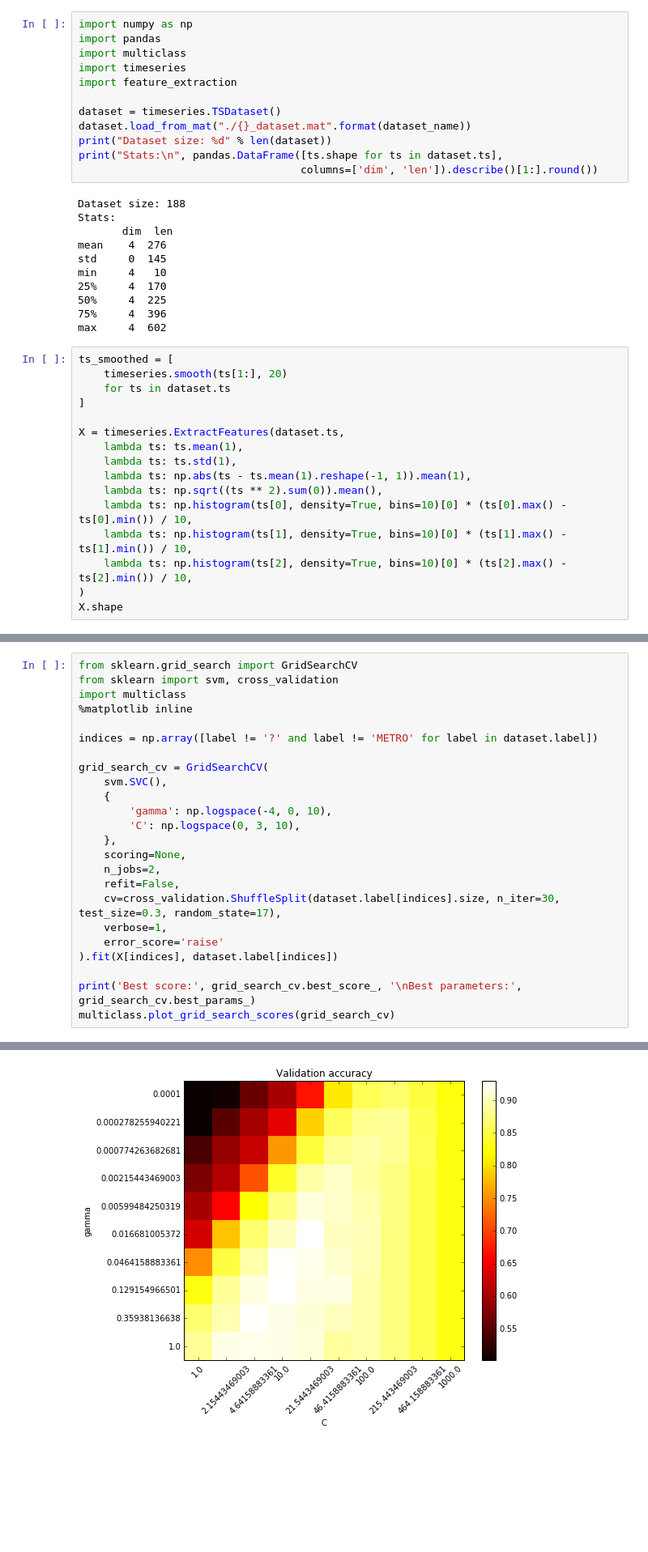
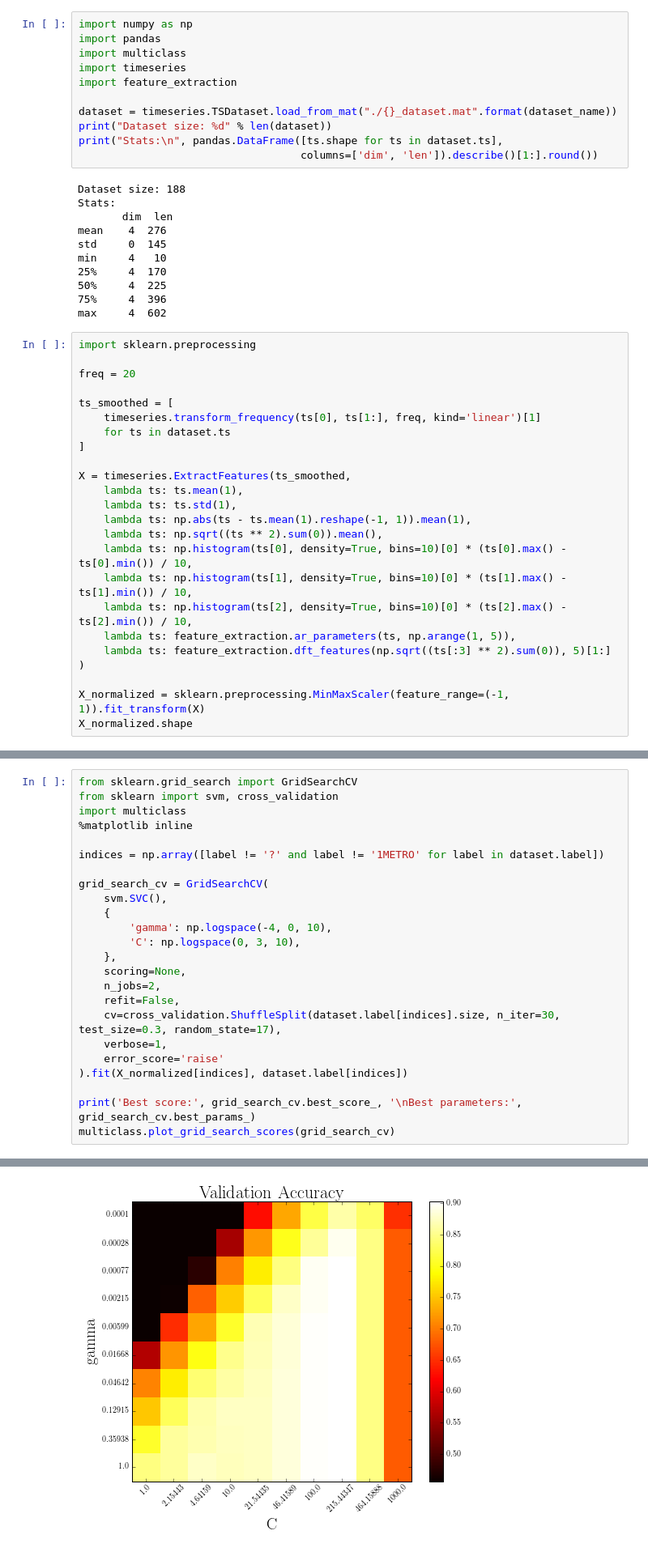
Before and after one commit to karasikov/TimeSeriesClassification, a Jupyter notebook: code/python/ts_collected.ipynb, the cells around one changed output, grey strips where cells are left out. Shown at 81% size. Saved outputs shown, nothing was run; the diff lists cells and outputs as text; blank space fills up the shorter version.

```diff
--- a/code/python/ts_collected.ipynb
+++ b/code/python/ts_collected.ipynb
@@ -18,8 +18,7 @@ import multiclass
 import timeseries
 import feature_extraction
 
-dataset = timeseries.TSDataset()
-dataset.load_from_mat("./{}_dataset.mat".format(dataset_name))
+dataset = timeseries.TSDataset.load_from_mat("./{}_dataset.mat".format(dataset_name))
 print("Dataset size: %d" % len(dataset))
 print("Stats:\n", pandas.DataFrame([ts.shape for ts in dataset.ts],
                                    columns=['dim', 'len']).describe()[1:].round())
@@ -35,12 +34,16 @@ min     4   10
 75%     4  396
 max     4  602
 # %%
+import sklearn.preprocessing
+
+freq = 20
+
 ts_smoothed = [
-    timeseries.smooth(ts[1:], 20)
+    timeseries.transform_frequency(ts[0], ts[1:], freq, kind='linear')[1]
     for ts in dataset.ts
 ]
 
-X = timeseries.ExtractFeatures(dataset.ts,
+X = timeseries.ExtractFeatures(ts_smoothed,
     lambda ts: ts.mean(1),
     lambda ts: ts.std(1),
     lambda ts: np.abs(ts - ts.mean(1).reshape(-1, 1)).mean(1),
@@ -48,6 +51,10 @@ X = timeseries.ExtractFeatures(dataset.ts,
     lambda ts: np.histogram(ts[0], density=True, bins=10)[0] * (ts[0].max() - ts[0].min()) / 10,
     lambda ts: np.histogram(ts[1], density=True, bins=10)[0] * (ts[1].max() - ts[1].min()) / 10,
     lambda ts: np.histogram(ts[2], density=True, bins=10)[0] * (ts[2].max() - ts[2].min()) / 10,
+    lambda ts: feature_extraction.ar_parameters(ts, np.arange(1, 5)),
+    lambda ts: feature_extraction.dft_features(np.sqrt((ts[:3] ** 2).sum(0)), 5)[1:]
 )
-X.shape
+
+X_normalized = sklearn.preprocessing.MinMaxScaler(feature_range=(-1, 1)).fit_transform(X)
+X_normalized.shape
 # %% [output]
@@ -58,7 +65,7 @@ from sklearn import svm, cross_validation
 import multiclass
 %matplotlib inline
 
-indices = np.array([label != '?' and label != 'METRO' for label in dataset.label])
+indices = np.array([label != '?' and label != '1METRO' for label in dataset.label])
 
 grid_search_cv = GridSearchCV(
     svm.SVC(),
@@ -72,7 +79,7 @@ grid_search_cv = GridSearchCV(
     cv=cross_validation.ShuffleSplit(dataset.label[indices].size, n_iter=30, test_size=0.3, random_state=17),
     verbose=1,
     error_score='raise'
-).fit(X[indices], dataset.label[indices])
+).fit(X_normalized[indices], dataset.label[indices])
 
 print('Best score:', grid_search_cv.best_score_, '\nBest parameters:', grid_search_cv.best_params_)
 multiclass.plot_grid_search_scores(grid_search_cv)
@@ -93,4 +100,4 @@ Best parameters: {'C': 46.415888336127772, 'gamma': 0.0059948425031894088}
-[figure, old version]
+[figure, new version]
 # %%
 confusion_mean = multiclass.cross_val_score(
     svm.SVC(**grid_search_cv.best_params_),
```
Also changed, not shown: parts of 4 cells of this notebook, 4 other files.
